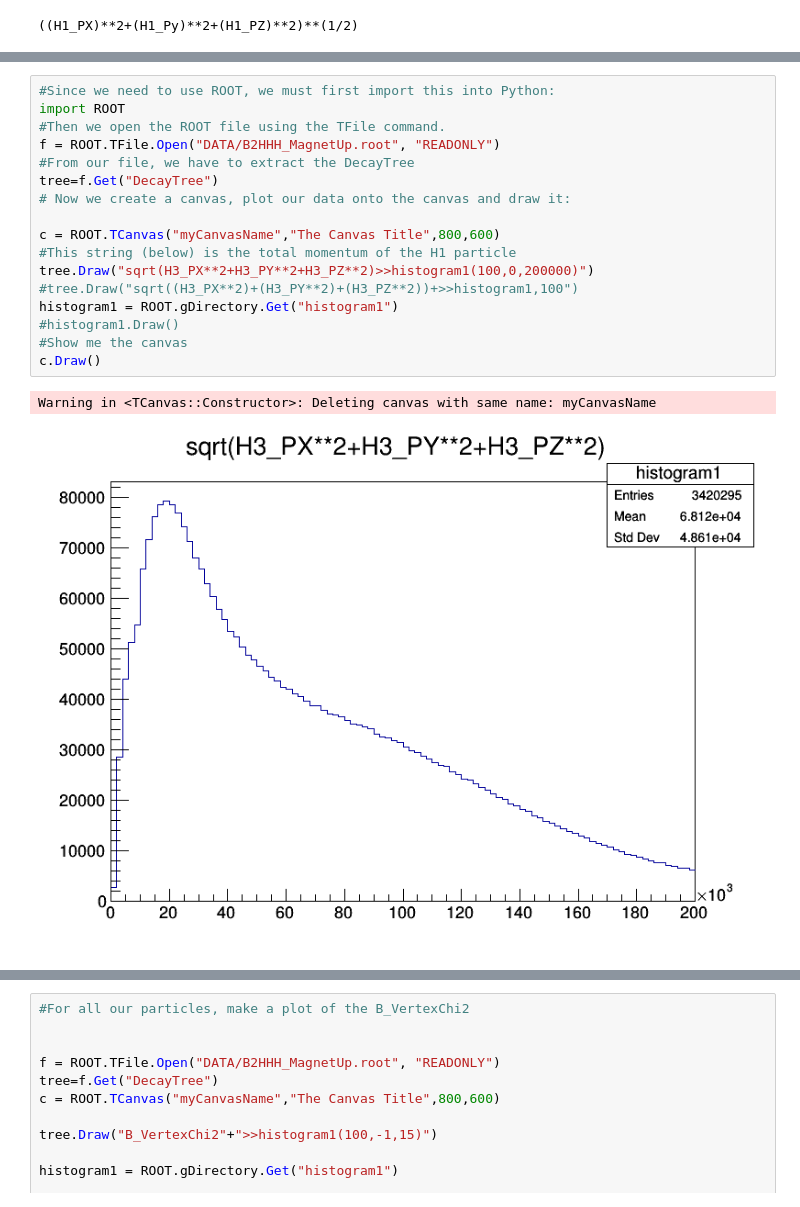
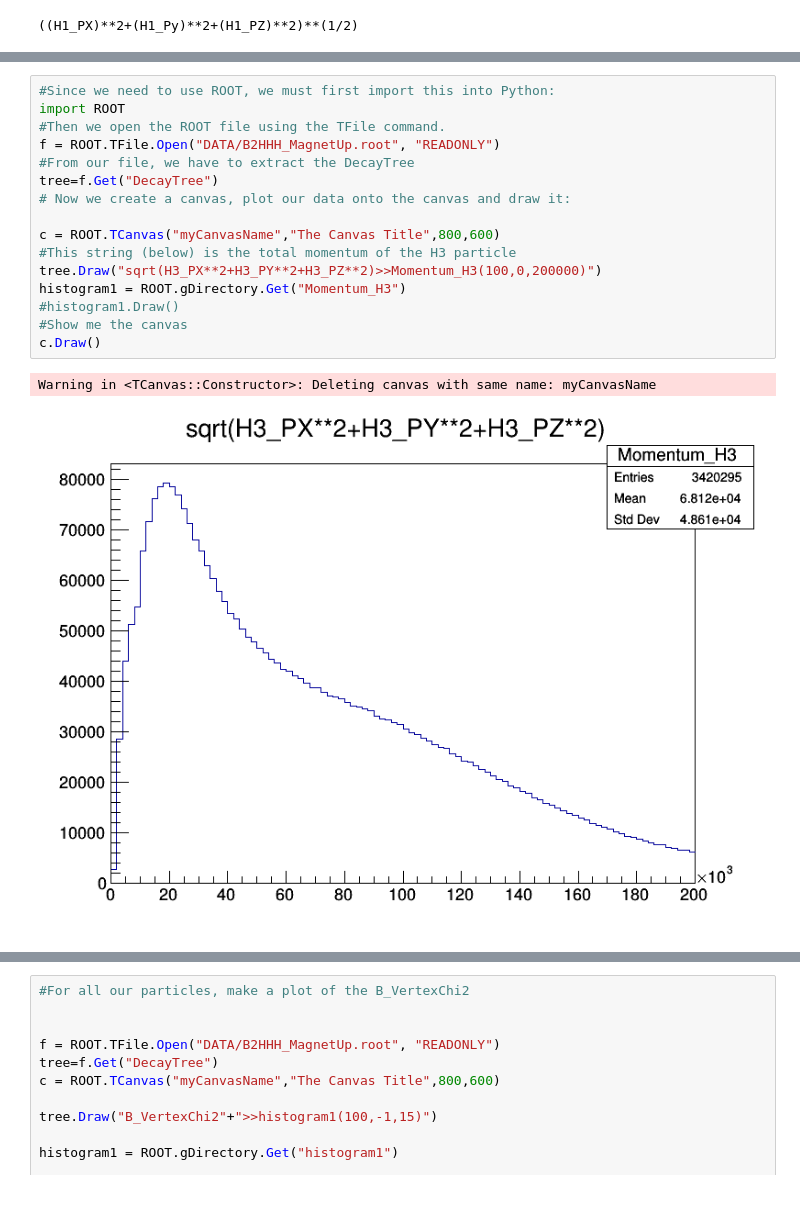
Before and after one commit to gio-rb/PRA3024, a Jupyter notebook: Week4.ipynb, the cells around one changed output, grey strips where cells are left out. Drawn from its saved outputs; the diff is of its cells as text.

```diff
--- a/Week4.ipynb
+++ b/Week4.ipynb
@@ -195,23 +165,22 @@ Warning in <TCanvas::Constructor>: Deleting canvas with same name: myCanvasName
 # %%
 #Since we need to use ROOT, we must first import this into Python:
 import ROOT
 #Then we open the ROOT file using the TFile command.
 f = ROOT.TFile.Open("DATA/B2HHH_MagnetUp.root", "READONLY")
 #From our file, we have to extract the DecayTree
 tree=f.Get("DecayTree")
 # Now we create a canvas, plot our data onto the canvas and draw it:
 
 c = ROOT.TCanvas("myCanvasName","The Canvas Title",800,600)
-#This string (below) is the total momentum of the H1 particle
-tree.Draw("sqrt(H3_PX**2+H3_PY**2+H3_PZ**2)>>histogram1(100,0,200000)")
-#tree.Draw("sqrt((H3_PX**2)+(H3_PY**2)+(H3_PZ**2))+>>histogram1,100")
-histogram1 = ROOT.gDirectory.Get("histogram1")
+#This string (below) is the total momentum of the H3 particle
+tree.Draw("sqrt(H3_PX**2+H3_PY**2+H3_PZ**2)>>Momentum_H3(100,0,200000)")
+histogram1 = ROOT.gDirectory.Get("Momentum_H3")
 #histogram1.Draw()
 #Show me the canvas
 c.Draw()
 # %% [output]
 Warning in <TCanvas::Constructor>: Deleting canvas with same name: myCanvasName
-[figure, old version]
+[figure, new version]
 # %%
 #We need to tell Python what the total energy is defined as mathematically - do that in this code block:
 
```
Also changed, not shown: parts of 19 cells of this notebook.
